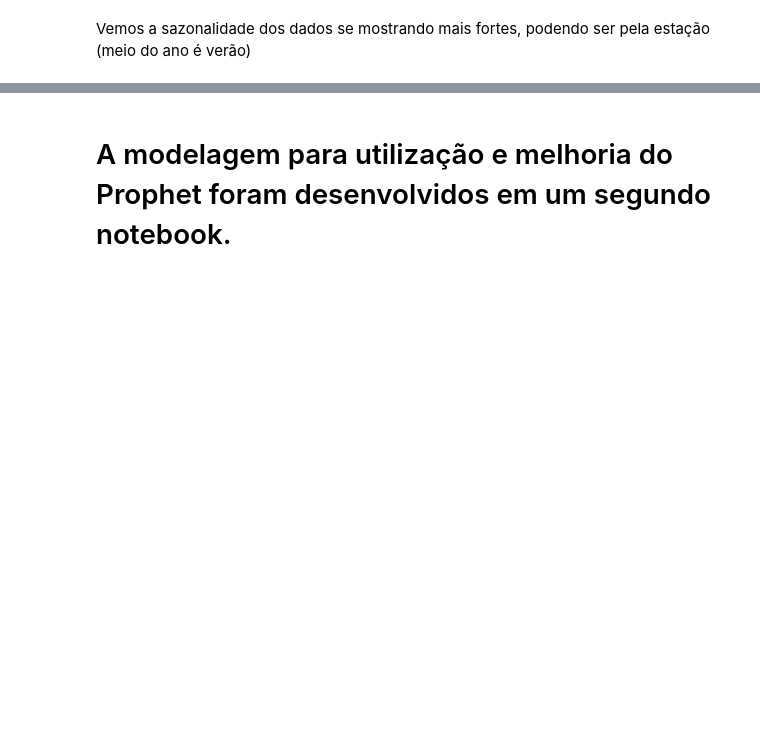
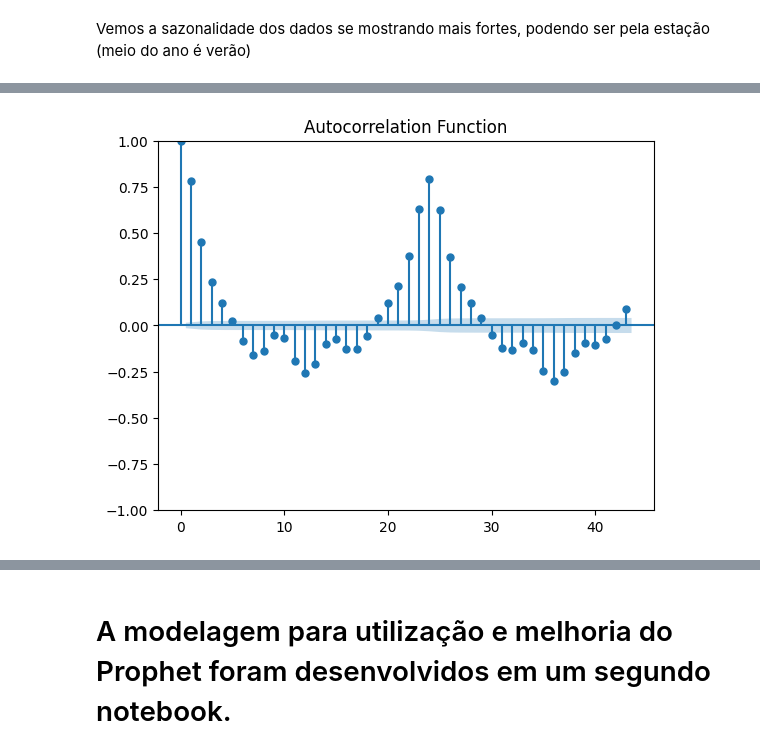
Before and after one commit to BrnCode/Previsao_Alugueis_Bicicletas_Series_Temporais, a Jupyter notebook: EDA_locacoes_de_bicicleta.ipynb, the cells around one changed output, grey strips where cells are left out. Cells and saved outputs as stored; diff of their text form; code cells hidden in the pictures; blank space fills up the shorter version.

```diff
--- a/EDA_locacoes_de_bicicleta.ipynb
+++ b/EDA_locacoes_de_bicicleta.ipynb
@@ -501,0 +550,9 @@ Vemos a sazonalidade dos dados se mostrando mais fortes, podendo ser pela estaç
+# %%
+from statsmodels.graphics.tsaplots import plot_acf, plot_pacf
+
+# Plot ACF
+plot_acf(df['contagem'])
+plt.title('Autocorrelation Function')
+plt.show()
+# %% [output]
+[figure, added]
```
Also changed, not shown: parts of 24 cells of this notebook.
